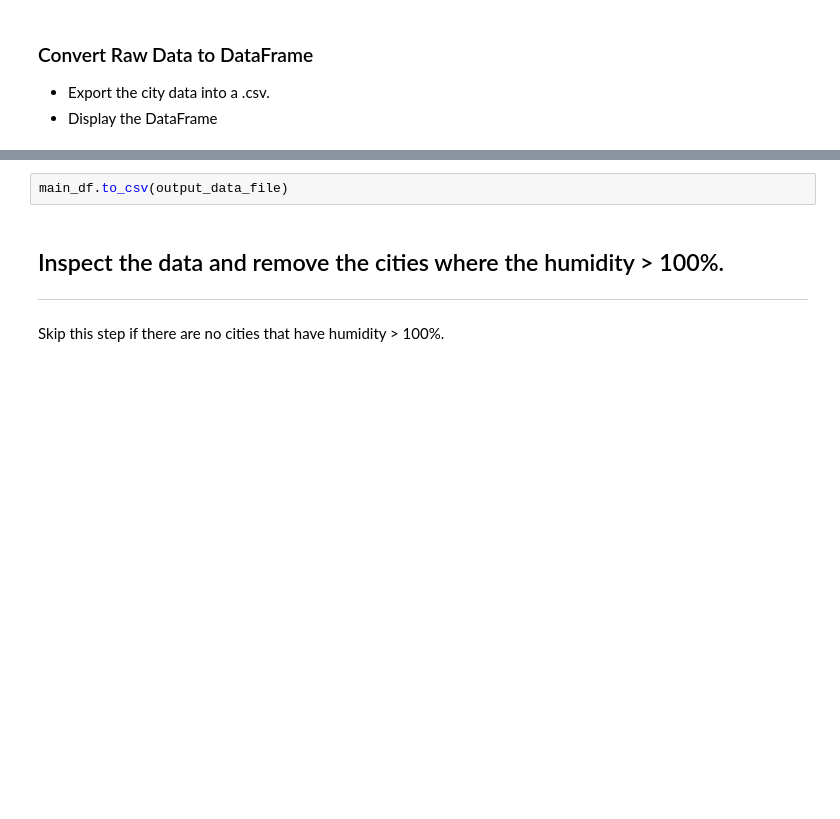
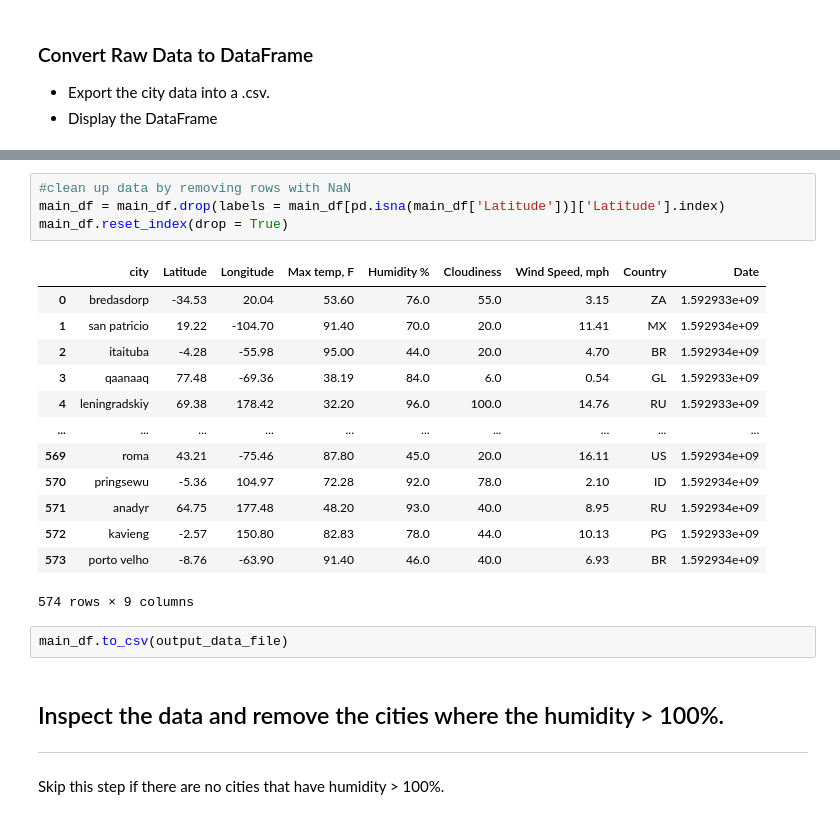
Before and after one commit to theaddies/API-challenge, a Jupyter notebook: WeatherPy/WeatherPy.ipynb, the cells around one changed output, grey strips where cells are left out. Cells and saved outputs as stored; diff of their text form; blank space fills up the shorter version.

```diff
--- a/WeatherPy/WeatherPy.ipynb
+++ b/WeatherPy/WeatherPy.ipynb
@@ -181,3 +181,21 @@ main_df
+# %%
+#clean up data by removing rows with NaN
+main_df = main_df.drop(labels = main_df[pd.isna(main_df['Latitude'])]['Latitude'].index)
+main_df.reset_index(drop = True)
+# %% [output]
+|  | city | Latitude | Longitude | Max temp, F | Humidity % | Cloudiness | Wind Speed, mph | Country | Date |
+| 0 | bredasdorp | -34.53 | 20.04 | 53.60 | 76.0 | 55.0 | 3.15 | ZA | 1.592933e+09 |
+| 1 | san patricio | 19.22 | -104.70 | 91.40 | 70.0 | 20.0 | 11.41 | MX | 1.592934e+09 |
+| 2 | itaituba | -4.28 | -55.98 | 95.00 | 44.0 | 20.0 | 4.70 | BR | 1.592934e+09 |
+| 3 | qaanaaq | 77.48 | -69.36 | 38.19 | 84.0 | 6.0 | 0.54 | GL | 1.592933e+09 |
+| 4 | leningradskiy | 69.38 | 178.42 | 32.20 | 96.0 | 100.0 | 14.76 | RU | 1.592933e+09 |
+| ... | ... | ... | ... | ... | ... | ... | ... | ... | ... |
+| 569 | roma | 43.21 | -75.46 | 87.80 | 45.0 | 20.0 | 16.11 | US | 1.592934e+09 |
+| 570 | pringsewu | -5.36 | 104.97 | 72.28 | 92.0 | 78.0 | 2.10 | ID | 1.592934e+09 |
+| 571 | anadyr | 64.75 | 177.48 | 48.20 | 93.0 | 40.0 | 8.95 | RU | 1.592934e+09 |
+| 572 | kavieng | -2.57 | 150.80 | 82.83 | 78.0 | 44.0 | 10.13 | PG | 1.592933e+09 |
+| 573 | porto velho | -8.76 | -63.90 | 91.40 | 46.0 | 40.0 | 6.93 | BR | 1.592934e+09 |
+574 rows × 9 columns
 # %%
 main_df.to_csv(output_data_file)
 # %% [markdown]
```
Also changed, not shown: parts of 12 cells of this notebook, 9 other files.
